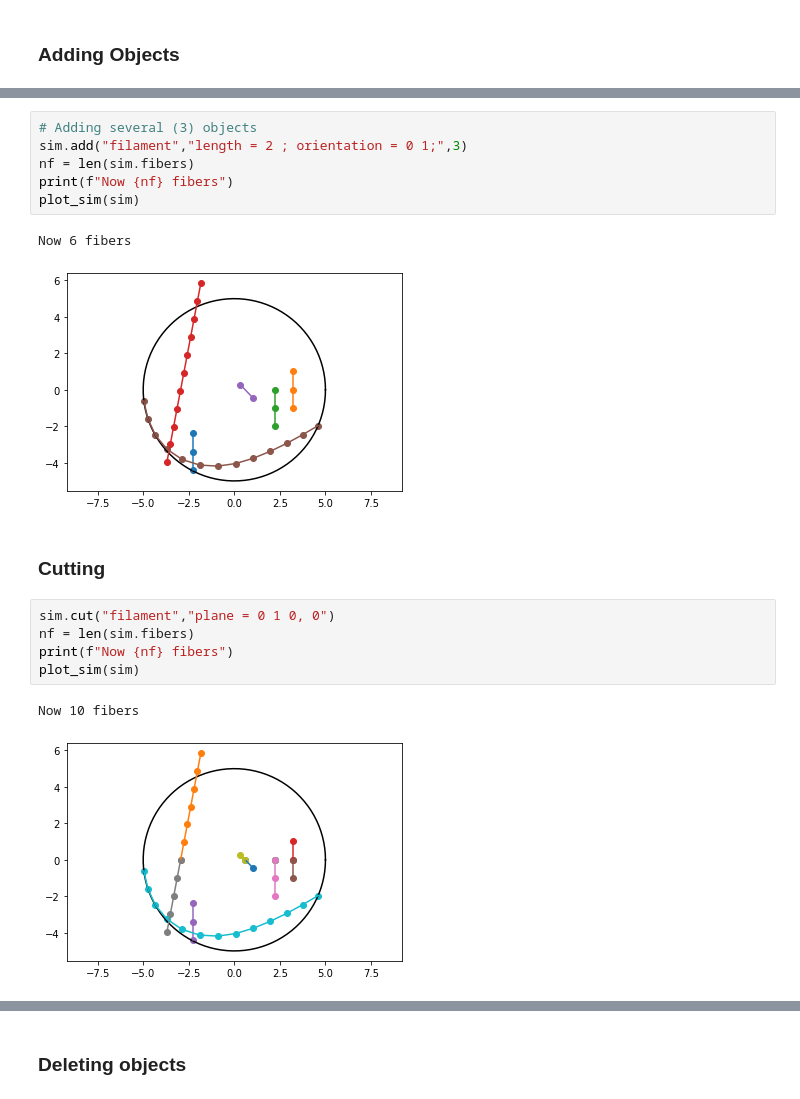
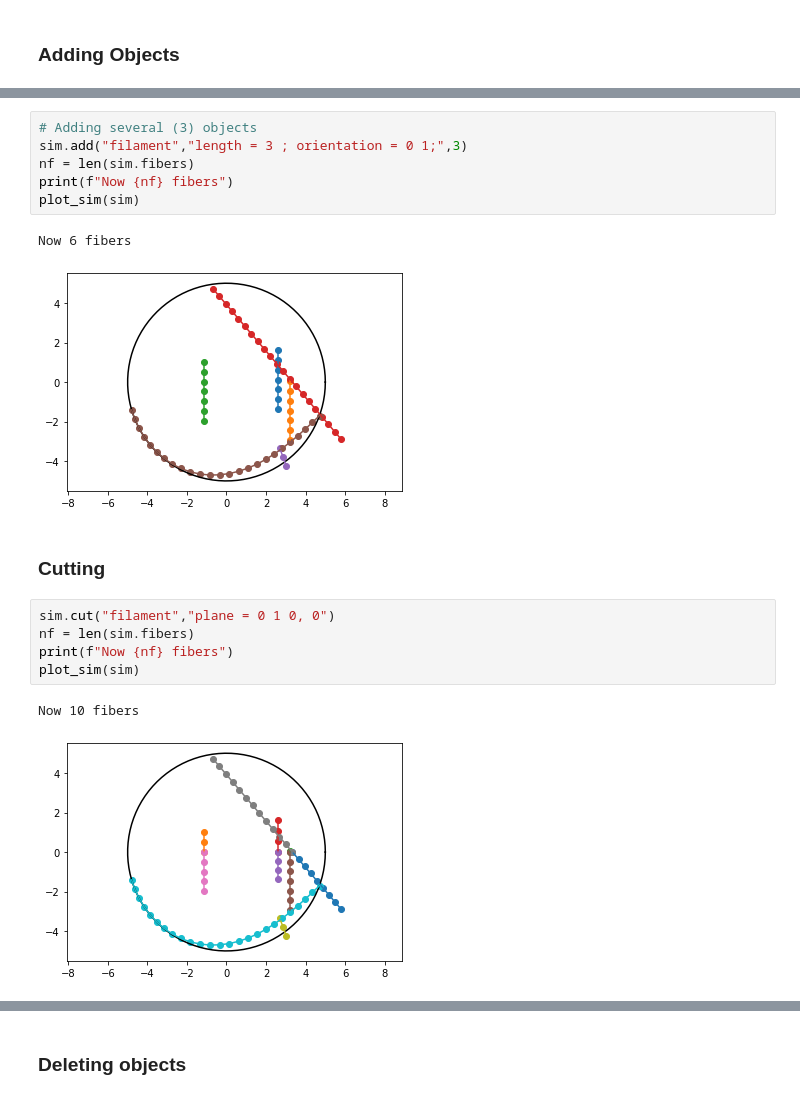
Before and after one commit to andresbonil/cytosim, a Jupyter notebook: cythosim_objects.ipynb, the cells around one changed output, grey strips where cells are left out. Saved outputs shown, nothing was run; the diff lists cells and outputs as text.

```diff
--- a/cythosim_objects.ipynb
+++ b/cythosim_objects.ipynb
@@ -98,12 +97,12 @@ plot_sim(sim)
 # %%
 # Adding several (3) objects
-sim.add("filament","length = 2 ; orientation = 0 1;",3)
+sim.add("filament","length = 3 ; orientation = 0 1;",3)
 nf = len(sim.fibers)
 print(f"Now {nf} fibers")
 plot_sim(sim)
 # %% [output]
 Now 6 fibers
-[figure, old version]
+[figure, new version]
 # %% [markdown]
 ### Cutting
 # %%
@@ -113,4 +112,4 @@ print(f"Now {nf} fibers")
 plot_sim(sim)
 # %% [output]
 Now 10 fibers
-[figure, old version]
+[figure, new version]
```
Also changed, not shown: parts of 15 cells of this notebook, 5 other files.
